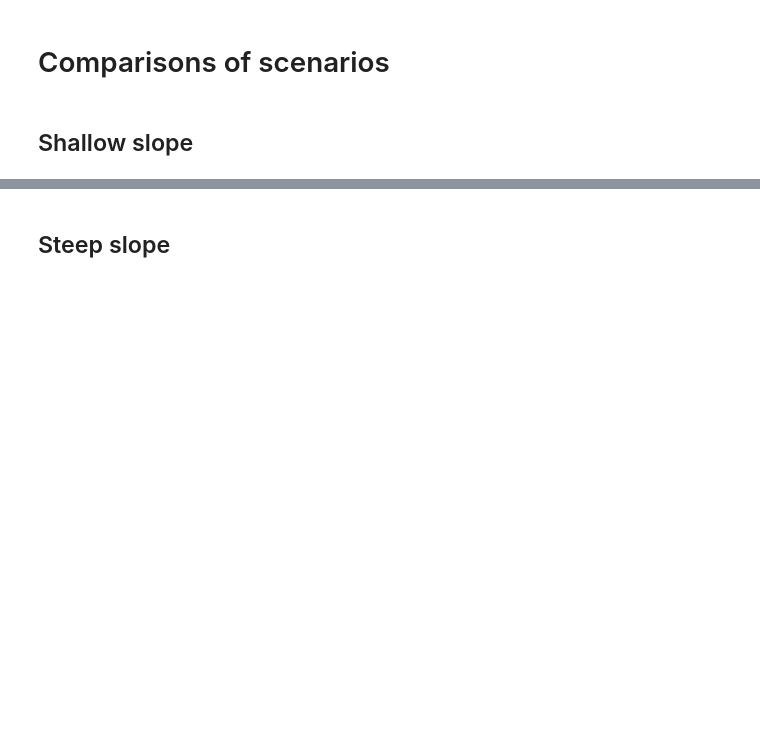
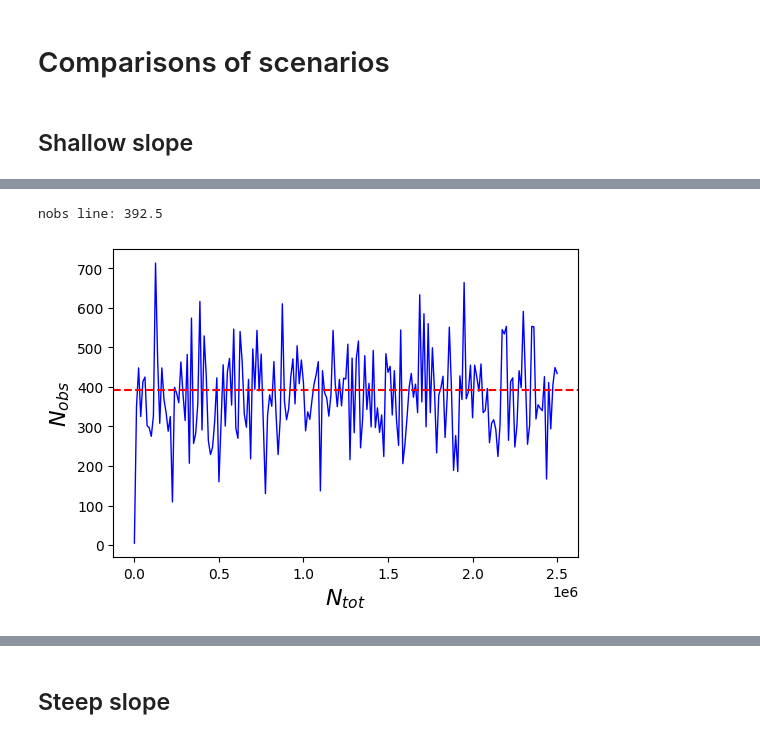
Before and after one commit to seanmason/saturation, a Jupyter notebook: notebooks/thesis/Chapter4/SingleSimulationPlots.ipynb, the cells around one changed output, grey strips where cells are left out. Cells and saved outputs as stored; diff of their text form; code cells hidden in the pictures; blank space fills up the shorter version.

Commit message:
Updates for thesis run 20241203

```diff
--- a/notebooks/thesis/Chapter4/SingleSimulationPlots.ipynb
+++ b/notebooks/thesis/Chapter4/SingleSimulationPlots.ipynb
@@ -14,7 +16,9 @@ spark = (SparkSession.builder
          .master(f"local[{n_cores}]")
          .appName("Saturation")
          .config("spark.sql.shuffle.partitions", "500")
-         .config("spark.driver.memory", "40g")
+         .config("spark.driver.memory", "50g")
          .config("spark.driver.maxResultSize", "8g")
          .getOrCreate())
+
+spark.sparkContext.setLogLevel("ERROR")
 # %% [output]
@@ -26,10 +30,12 @@ To adjust logging level use sc.setLogLevel(newLevel). For SparkR, use setLogLeve
 # %%
 # base_path = "/data/saturation/thesis_run_20240726_single_sims/"
-base_path = "/data/saturation/thesis_run_20240929/"
+# base_path = "/data/saturation/thesis_run_20240929/"
+base_path = "/data/saturation/thesis_run_20241203/"
 
 colors = ["blue", "black", "r", "orange", "g"]
 line_styles = ["-"]
-font_size = 16
+font_size = 24
+dpi = 400
 
 configs_df = F.broadcast(
     create_configs_df(
@@ -51,5 +57,5 @@ data = data.select(
 ).where(F.col("ntot") > 1)
 
 # Join with configs to get simulation parameters
-data = join_configs(data, configs_df, spark).cache()
+data = join_configs(data, configs_df, spark).persist()
 # %% [output]
@@ -80,7 +104,7 @@ n_samples = 200
 df = data.where(F.col("simulation_id") == selected_simulation_id)
 df = df.where(F.col("ntot") % (df.count() // n_samples) == 5).orderBy("ntot").toPandas()
 
-fig = plt.figure(figsize=(6, 4))
+fig = plt.figure(figsize=(6, 4), dpi=dpi)
 ax1 = fig.add_subplot(111)
 
 nobs_line = df[-(df.shape[0] // 5):].nobs.median()
@@ -100,3 +124,4 @@ ax1.set_xlabel("$N_{tot}$", fontsize=font_size)
 
 plt.show()
 fig.savefig(f"figures/{scenario_name}_ntot_nobs.png", bbox_inches="tight")
+# %% [output]
@@ -103,3 +145,5 @@ fig.savefig(f"figures/{scenario_name}_ntot_nobs.png", bbox_inches="tight")
+nobs line: 392.5
+[figure, added]
 # %%
 n_samples = 200
 df = data.where(
```
Also changed, not shown: parts of 34 cells of this notebook, 2 other files.
